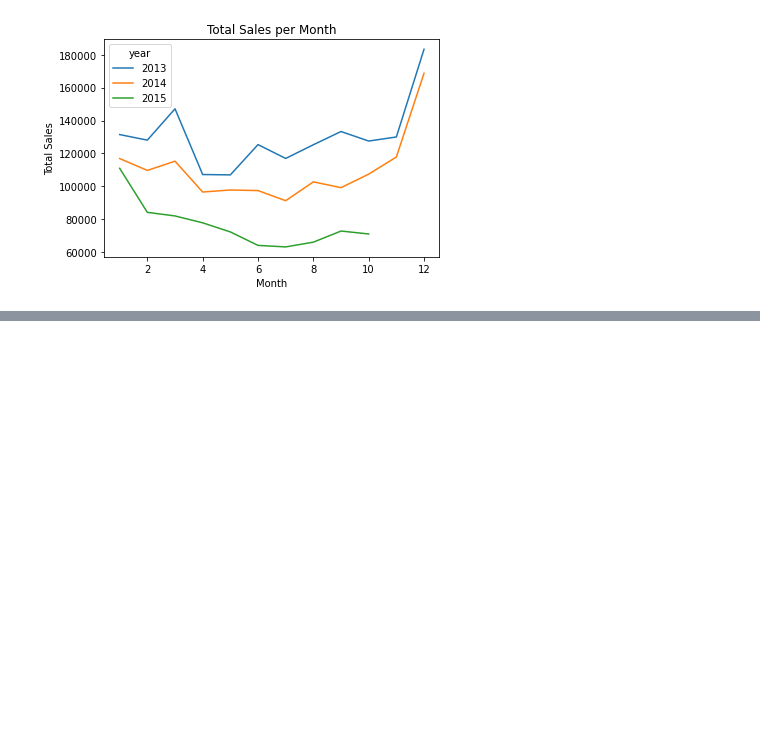
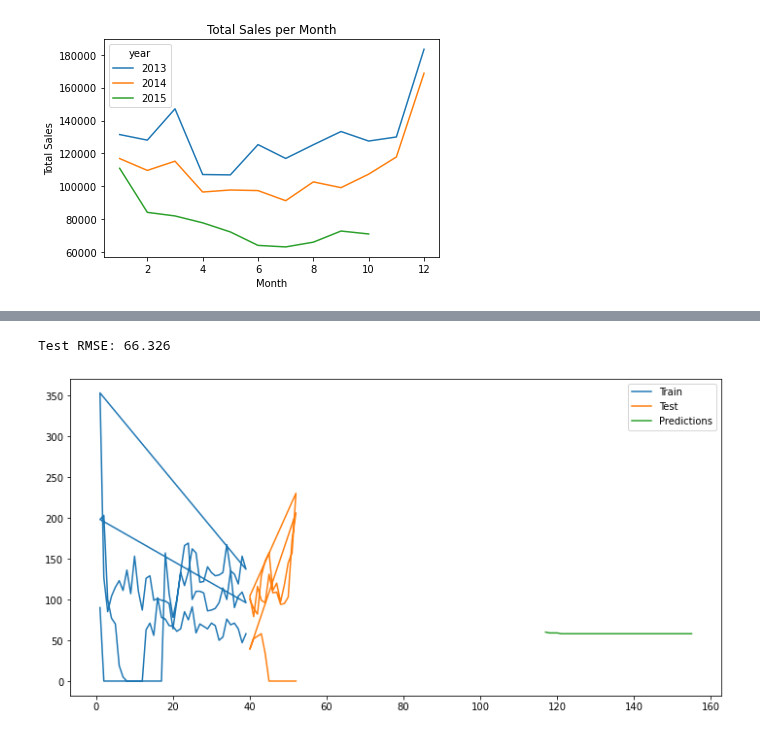
Before and after one commit to saurav1066/KaggleProjects, a Jupyter notebook: Predict future sales/predict.ipynb, the cells around one changed output, grey strips where cells are left out. Cells and saved outputs as stored; diff of their text form; code cells hidden in the pictures; blank space fills up the shorter version.

Commit message:
Created forecast for week

```diff
--- a/Predict future sales/predict.ipynb
+++ b/Predict future sales/predict.ipynb
@@ -164,0 +166,5 @@ Number of unique items: 19047
+# %%
+# for each year i need 52 weeks from 1 to 52 so i will create a new dataframe with 52 weeks and the item cnt for that errk is 0
+shop_item_df = shop_item_df.groupby(['year', 'week'])['item_cnt_day'].sum().unstack().fillna(0).stack().reset_index()
+# %%
+shop_item_df.columns = ['year', 'week', 'item_cnt_day']
@@ -164,0 +176,5 @@ Number of unique items: 19047
+# %%
+# for test split use the weeks for last 3 months from shop_item_df
+train = shop_item_df[shop_item_df['week'] < 40]
+test = shop_item_df[shop_item_df['week'] >= 40]
+train.head()
@@ -164,0 +188,32 @@ Number of unique items: 19047
+# %%
+# time series prediction model for df_ke0001 using ARIMA
+from statsmodels.tsa.arima.model import ARIMA
+from sklearn.metrics import mean_squared_error
+from math import sqrt
+
+# fit the model
+model = ARIMA(train['item_cnt_day'], order=(5,1,0))
+model_fit = model.fit()
+# %%
+# make predictions
+predictions = model_fit.forecast(steps=len(test))
+predictions = predictions.reset_index()
+predictions.columns = ['week', 'item_cnt_day']
+predictions['item_number'] = '20949'
+predictions['week'] = predictions['week'].astype(int)
+predictions['item_cnt_day'] = predictions['item_cnt_day'].astype(int)
+
+# calculate the RMSE
+rmse = sqrt(mean_squared_error(test['item_cnt_day'], predictions['item_cnt_day']))
+print('Test RMSE: %.3f' % rmse)
+
+# plot the results
+plt.figure(figsize=(12, 6))
+plt.plot(train['week'], train['item_cnt_day'], label='Train')
+plt.plot(test['week'], test['item_cnt_day'], label='Test')
+plt.plot(predictions['week'], predictions['item_cnt_day'], label='Predictions')
+plt.legend()
+plt.show()
+# %% [output]
+Test RMSE: 66.326
+[figure, added]
```
Also changed, not shown: parts of 12 cells of this notebook, 1 other file.
